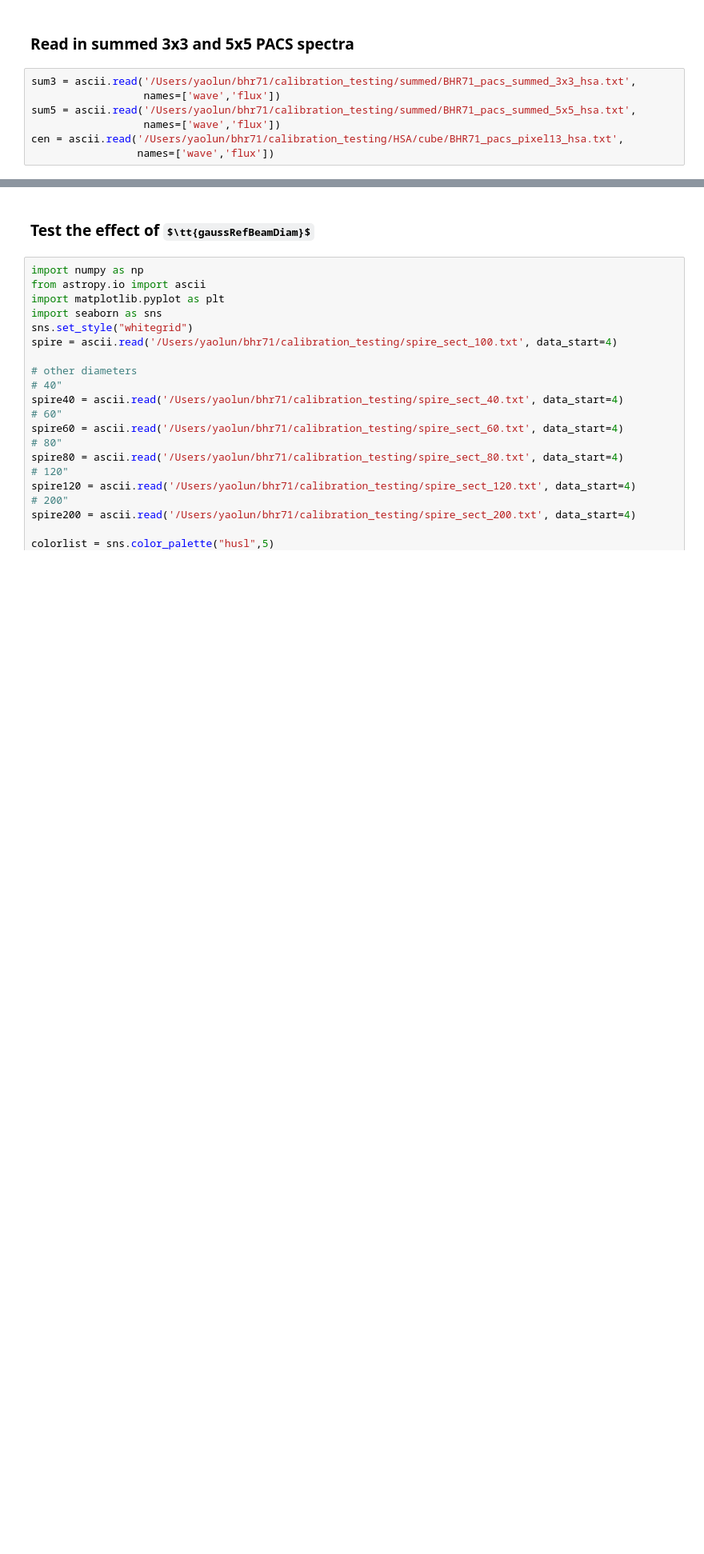
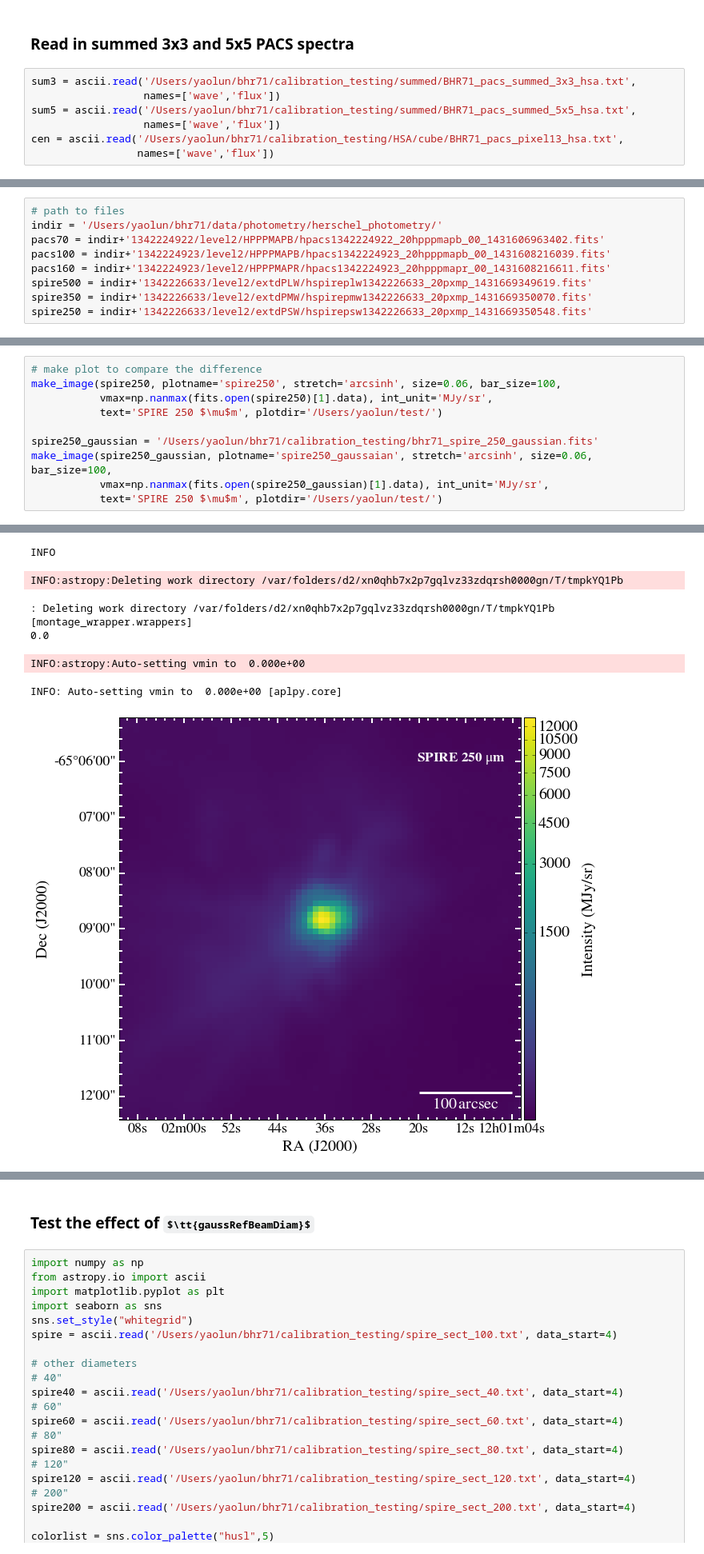
Before and after one commit to yaolun/sa, a Jupyter notebook: HIPE_calibration_testing.ipynb, the cells around one changed output, grey strips where cells are left out. Shown at 80% size. Saved outputs shown, nothing was run; the diff lists cells and outputs as text; some formulas as TeX source; blank space fills up the shorter version.

```diff
--- a/HIPE_calibration_testing.ipynb
+++ b/HIPE_calibration_testing.ipynb
@@ -204,0 +258,9 @@ pacs_weight = ascii.read('/Users/yaolun/bhr71/calibration_testing/HSA/pacs_weigh
+# %%
+# path to files
+indir = '/Users/yaolun/bhr71/data/photometry/herschel_photometry/'
+pacs70 = indir+'1342224922/level2/HPPPMAPB/hpacs1342224922_20hpppmapb_00_1431606963402.fits'
+pacs100 = indir+'1342224923/level2/HPPPMAPB/hpacs1342224923_20hpppmapb_00_1431608216039.fits'
+pacs160 = indir+'1342224923/level2/HPPPMAPR/hpacs1342224923_20hpppmapr_00_1431608216611.fits'
+spire500 = indir+'1342226633/level2/extdPLW/hspireplw1342226633_20pxmp_1431669349619.fits'
+spire350 = indir+'1342226633/level2/extdPMW/hspirepmw1342226633_20pxmp_1431669350070.fits'
+spire250 = indir+'1342226633/level2/extdPSW/hspirepsw1342226633_20pxmp_1431669350548.fits'
@@ -204,0 +355,11 @@ pacs_weight = ascii.read('/Users/yaolun/bhr71/calibration_testing/HSA/pacs_weigh
+# %%
+# make plot to compare the difference
+make_image(spire250, plotname='spire250', stretch='arcsinh', size=0.06, bar_size=100,
+           vmax=np.nanmax(fits.open(spire250)[1].data), int_unit='MJy/sr',
+           text='SPIRE 250 $\mu$m', plotdir='/Users/yaolun/test/')
+
+spire250_gaussian = '/Users/yaolun/bhr71/calibration_testing/bhr71_spire_250_gaussian.fits'
+make_image(spire250_gaussian, plotname='spire250_gaussaian', stretch='arcsinh', size=0.06, bar_size=100,
+           vmax=np.nanmax(fits.open(spire250_gaussian)[1].data), int_unit='MJy/sr',
+           text='SPIRE 250 $\mu$m', plotdir='/Users/yaolun/test/')
+# %% [output]
@@ -204,0 +380,7 @@ pacs_weight = ascii.read('/Users/yaolun/bhr71/calibration_testing/HSA/pacs_weigh
+INFO
+INFO:astropy:Deleting work directory /var/folders/d2/xn0qhb7x2p7gqlvz33zdqrsh0000gn/T/tmpkYQ1Pb
+: Deleting work directory /var/folders/d2/xn0qhb7x2p7gqlvz33zdqrsh0000gn/T/tmpkYQ1Pb [montage_wrapper.wrappers]
+0.0
+INFO:astropy:Auto-setting vmin to  0.000e+00
+INFO: Auto-setting vmin to  0.000e+00 [aplpy.core]
+[figure, added]
```
Also changed, not shown: parts of 23 cells of this notebook, 5 other files.
